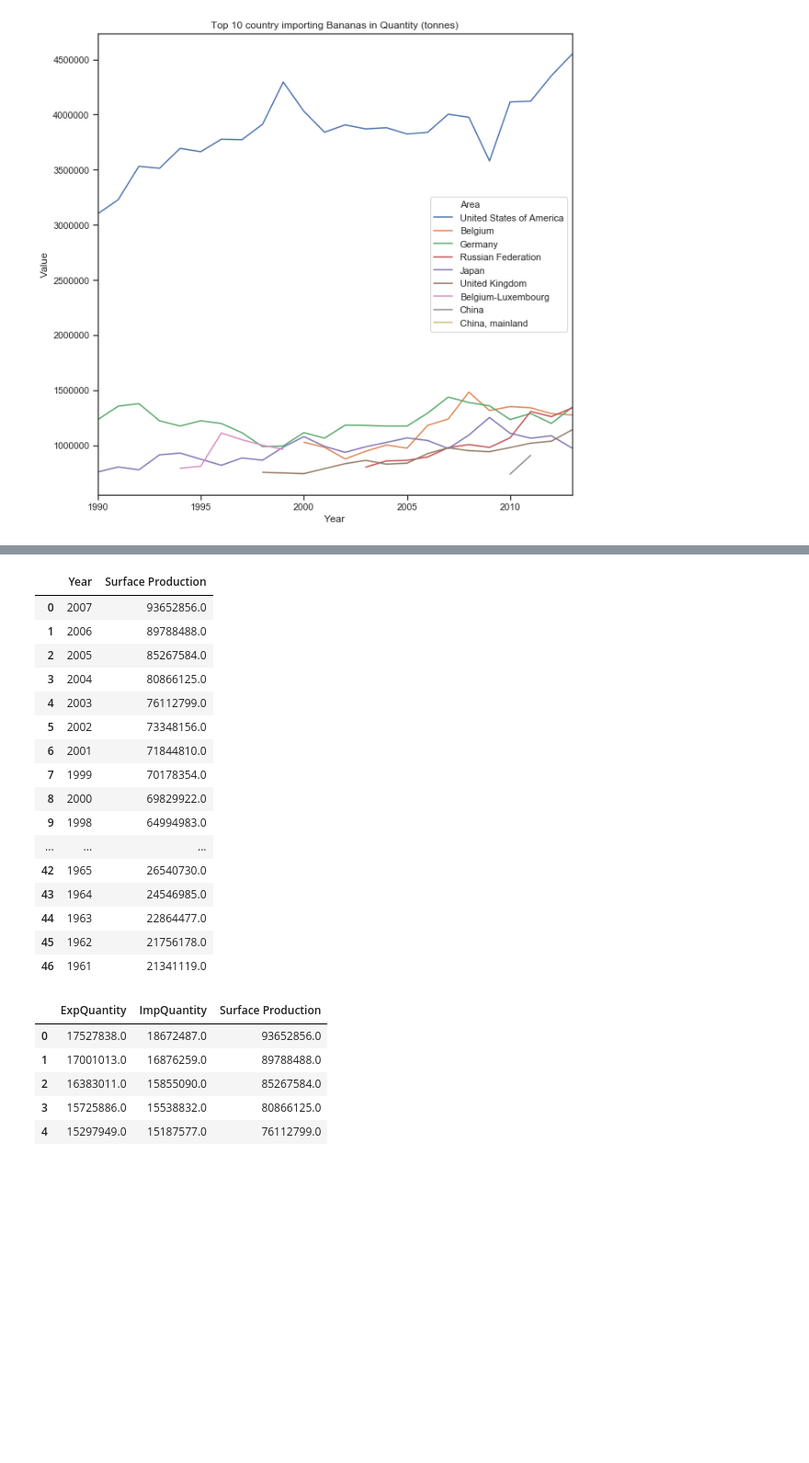
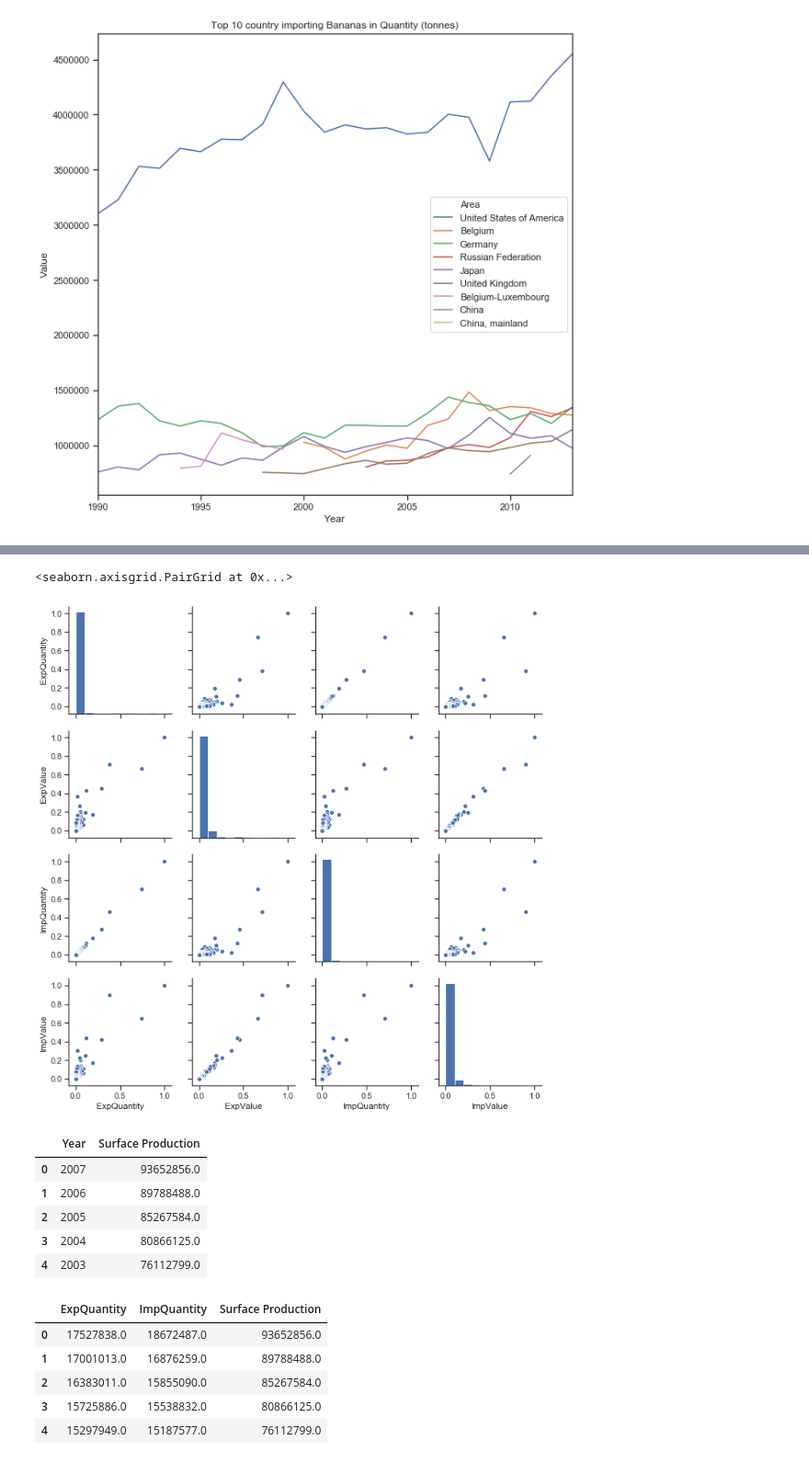
Before and after one commit to CeliaBenquet/Project_ADA, a Jupyter notebook: ada_project_true.ipynb, the cells around one changed output, grey strips where cells are left out. Shown at 92% size. Drawn from its saved outputs; the diff is of its cells as text; code cells hidden in the pictures; blank space fills up the shorter version.

```diff
--- a/ada_project_true.ipynb
+++ b/ada_project_true.ipynb
@@ -1574,32 +1577,27 @@ ax.set_xlim([1990,2013])
+# %%
+sns.set(style="ticks")
+sns.pairplot(item_centric_normalized)
+# %% [output]
+<seaborn.axisgrid.PairGrid at 0x...>
+[figure, added]
 # %%
+#Processing the banana production per year output from corps to make it complient for merging
 bananas = pd.read_csv(datapath + current_fao +"bananas_prod.csv",sep=",", encoding="latin_1")
 sum_ = bananas.groupby('year')['value'].sum().sort_values(ascending =False)\
                                         .to_frame()\
                                         .reset_index()
 sum_=sum_.rename(columns={'year':'Year'})
 sum_=sum_.rename(columns={'value':'Surface Production'})
 
-
 sum_.Year= sum_.Year.apply(lambda x: int(x))
-sum_
+sum_.head()
 # %% [output]
 |  | Year | Surface Production |
 | 0 | 2007 | 93652856.0 |
 | 1 | 2006 | 89788488.0 |
 | 2 | 2005 | 85267584.0 |
 | 3 | 2004 | 80866125.0 |
 | 4 | 2003 | 76112799.0 |
-| 5 | 2002 | 73348156.0 |
-| 6 | 2001 | 71844810.0 |
-| 7 | 1999 | 70178354.0 |
-| 8 | 2000 | 69829922.0 |
-| 9 | 1998 | 64994983.0 |
-| ... | ... | ... |
-| 42 | 1965 | 26540730.0 |
-| 43 | 1964 | 24546985.0 |
-| 44 | 1963 | 22864477.0 |
-| 45 | 1962 | 21756178.0 |
-| 46 | 1961 | 21341119.0 |
 # %%
 x= selected_live_stocks[selected_live_stocks['Item']=='Bananas'].groupby(['Element','Year'])['Value']\
                                                     .sum().sort_values(ascending =False)\
```
Also changed, not shown: parts of 16 cells of this notebook.
